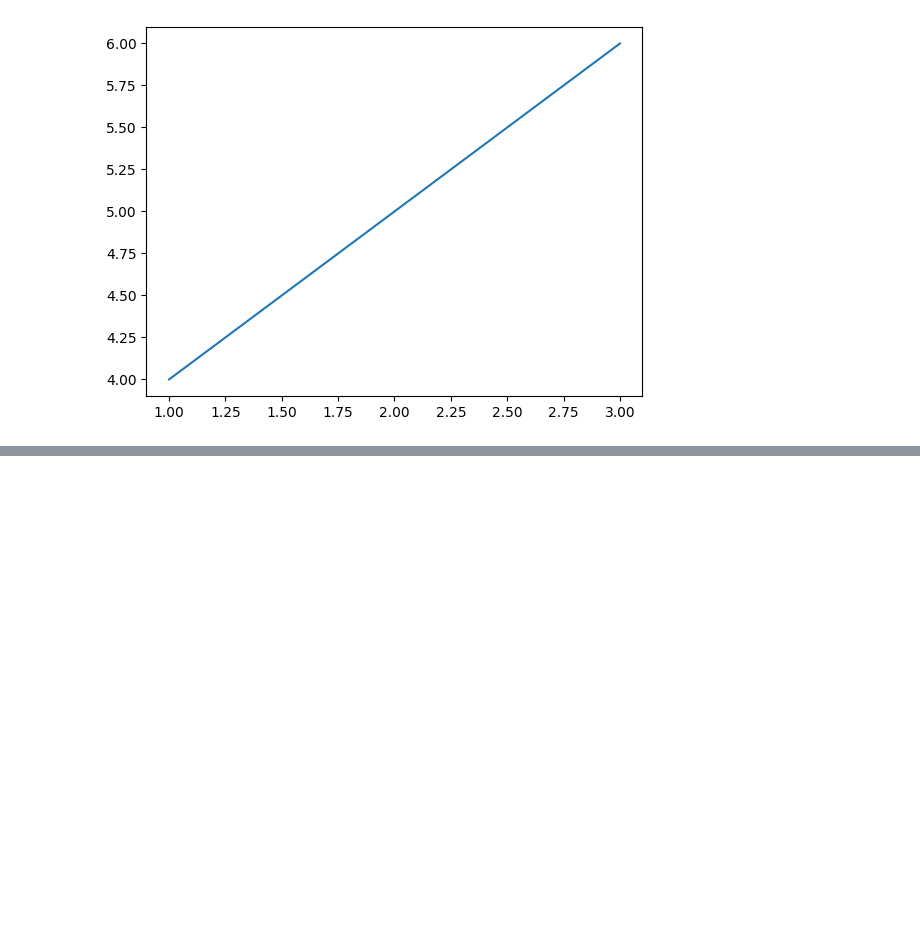
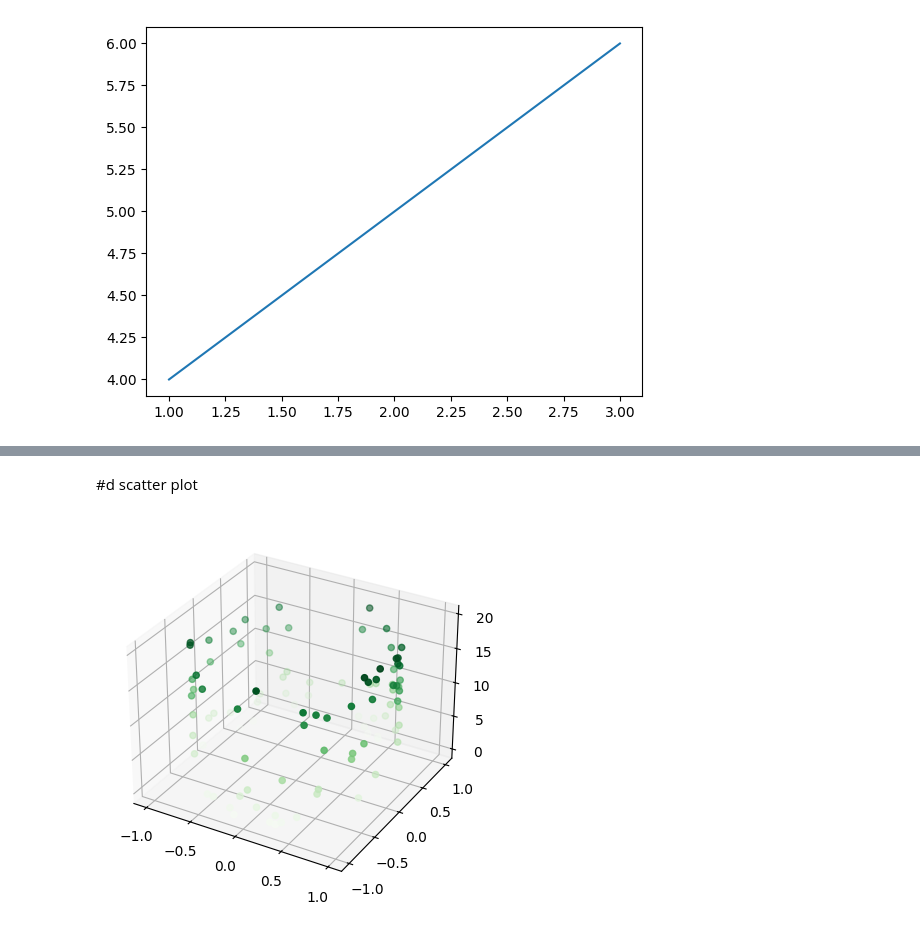
Before and after one commit to sushilsahoo06/Pytorch, a Jupyter notebook: Matplotib.ipynb, the cells around one changed output, grey strips where cells are left out. Drawn from its saved outputs; the diff is of its cells as text; code cells hidden in the pictures; blank space fills up the shorter version.

```diff
--- a/Matplotib.ipynb
+++ b/Matplotib.ipynb
@@ -169,0 +198,17 @@ print(matplotlib.__version__)
+# %% [markdown]
+#d scatter plot
+# %%
+import numpy as np
+import matplotlib.pyplot as plt
+import pandas as pd
+
+plt3=plt.figure()
+ax=plt3.add_subplot(projection='3d')
+o=20*np.random.random(100)#Generates 100 random numbers between 0 and 20
+x=np.sin(o)
+y=np.cos(o)
+z = 20 * np.random.random(100)
+ax.scatter(x,y,z,c=z,cmap='Greens')#cmap-->color map
+plt.show()
+# %% [output]
+[figure, added]
```
Also changed, not shown: parts of 8 cells of this notebook.
